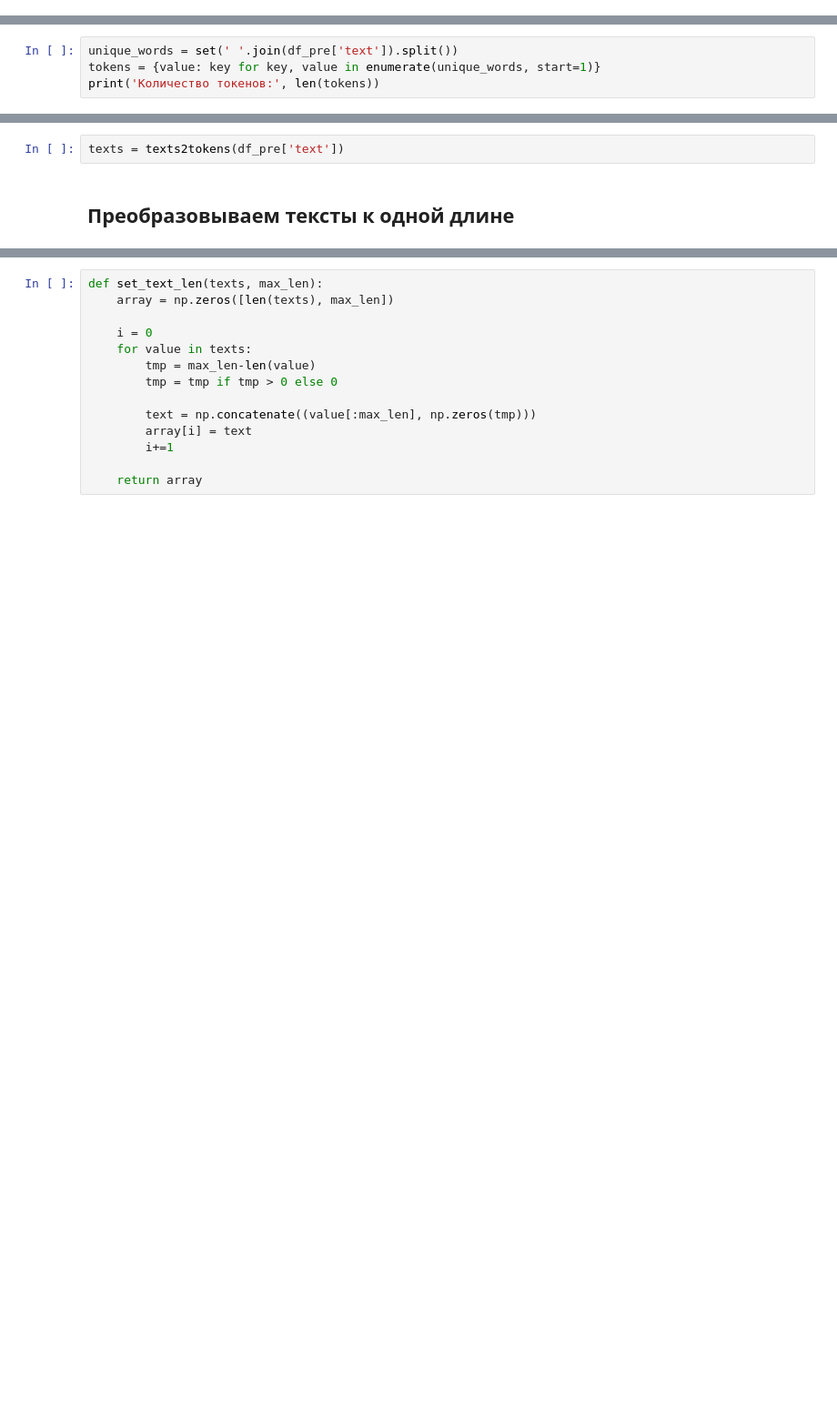
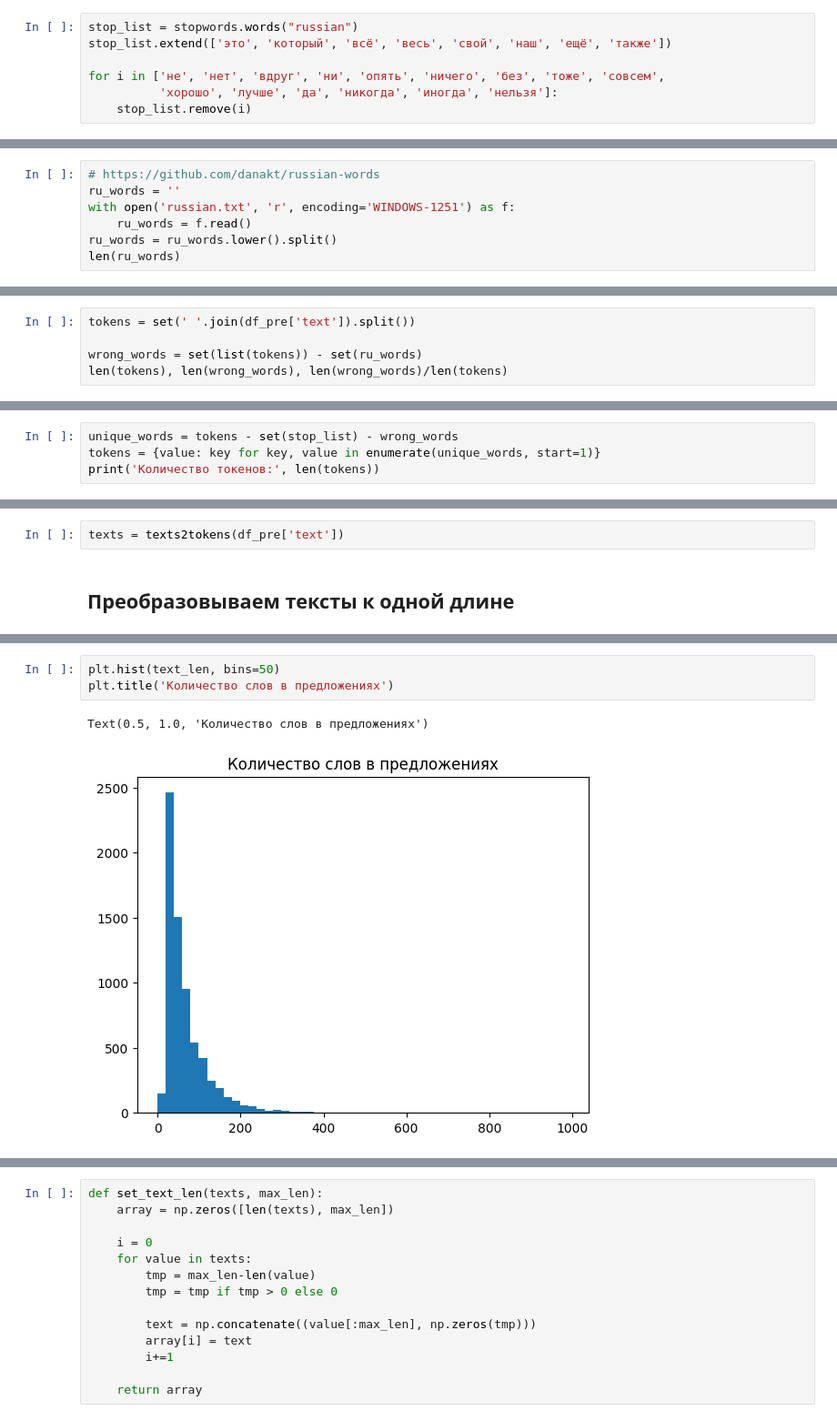
Before and after one commit to Ra9jkDM/ml_hotel_sentiment_analysis, a Jupyter notebook: Hotel sentiment analysis.ipynb, the cells around one changed output, grey strips where cells are left out. Shown at 91% size. Cells and saved outputs as stored; diff of their text form; blank space fills up the shorter version.

Commit message:
add word checker and new models

```diff
--- a/Hotel sentiment analysis.ipynb
+++ b/Hotel sentiment analysis.ipynb
@@ -185,0 +200,7 @@ df_pre['text'] = df_pre['text'].map(lambda x: str(x))
+# %%
+stop_list = stopwords.words("russian")
+stop_list.extend(['это', 'который', 'всё', 'весь', 'свой', 'наш', 'ещё', 'также'])
+
+for i in ['не', 'нет', 'вдруг', 'ни', 'опять', 'ничего', 'без', 'тоже', 'совсем',
+          'хорошо', 'лучше', 'да', 'никогда', 'иногда', 'нельзя']:
+    stop_list.remove(i)
@@ -185,0 +209,7 @@ df_pre['text'] = df_pre['text'].map(lambda x: str(x))
+# %%
+# https://github.com/danakt/russian-words
+ru_words = ''
+with open('russian.txt', 'r', encoding='WINDOWS-1251') as f:
+    ru_words = f.read()
+ru_words = ru_words.lower().split()
+len(ru_words)
@@ -185,0 +218,5 @@ df_pre['text'] = df_pre['text'].map(lambda x: str(x))
+# %%
+tokens = set(' '.join(df_pre['text']).split())
+
+wrong_words = set(list(tokens)) - set(ru_words)
+len(tokens), len(wrong_words), len(wrong_words)/len(tokens)
@@ -186,7 +225,7 @@ df_pre['text'] = df_pre['text'].map(lambda x: str(x))
 # %% [markdown]
 # Токенизация
 # %%
-unique_words = set(' '.join(df_pre['text']).split())
+unique_words = tokens - set(stop_list) - wrong_words
 tokens = {value: key for key, value in enumerate(unique_words, start=1)}
 print('Количество токенов:', len(tokens))
 # %% [output]
@@ -230,0 +270,6 @@ Median: 74.0
+# %%
+plt.hist(text_len, bins=50)
+plt.title('Количество слов в предложениях')
+# %% [output]
+Text(0.5, 1.0, 'Количество слов в предложениях')
+[figure, added]
```
Also changed, not shown: parts of 77 cells of this notebook, 9 other files.
